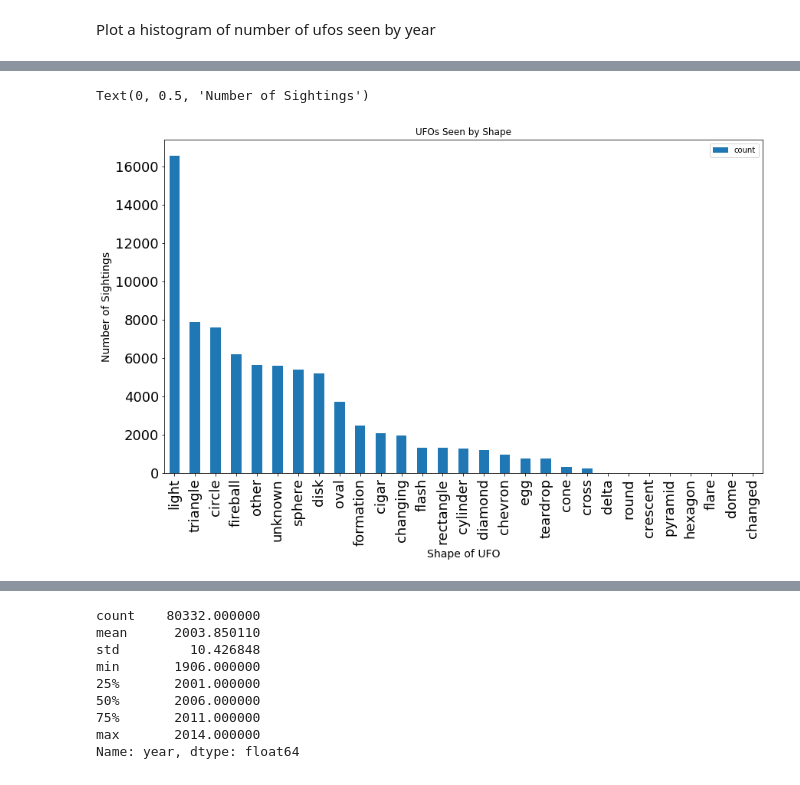
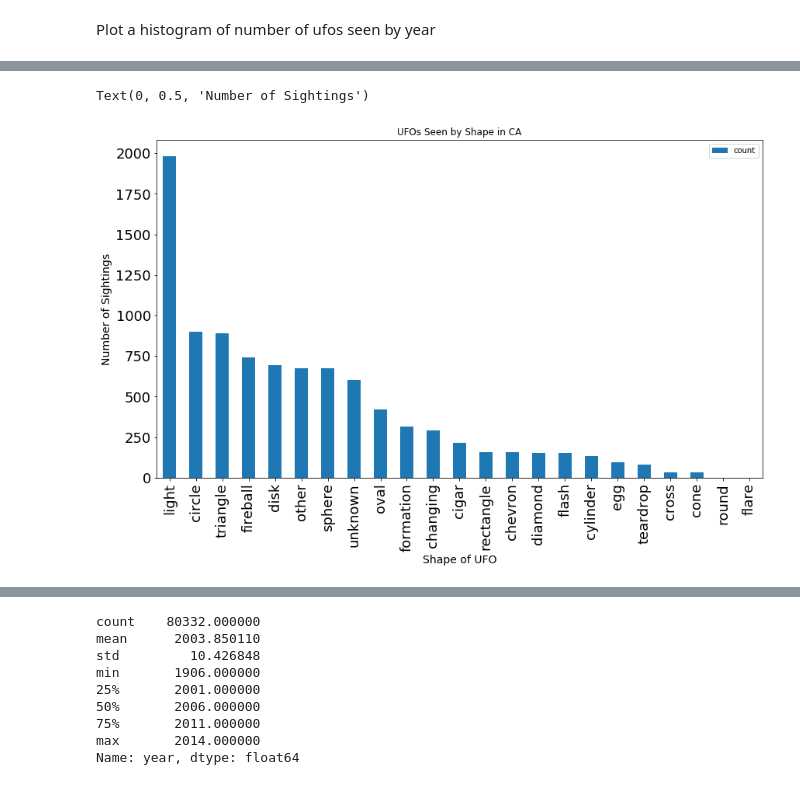
Before and after one commit to laffertyrichard/capstone1, a Jupyter notebook: capstone1.ipynb, the cells around one changed output, grey strips where cells are left out. Drawn from its saved outputs; the diff is of its cells as text; code cells hidden in the pictures.

```diff
--- a/capstone1.ipynb
+++ b/capstone1.ipynb
@@ -212,4 +212,6 @@ disk = ufo.loc[ufo['shape'] == 'disk']
 sphere = ufo.loc[ufo['shape'] == 'sphere']
 unknown = ufo.loc[ufo['shape'] == 'unknown']
 other = ufo.loc[ufo['shape'] == 'other']
+
 fireball = ufo.loc[ufo['shape'] == 'fireball']
+everything_else = ufo.loc[ufo['shape'] != 'light']
@@ -308,12 +397,2 @@ Name: state, dtype: float64
 # %% [markdown]
 Plot a histogram of number of ufos seen by year
-# %%
-plt.rcParams["figure.figsize"] = (20,10)
-ax = sns.distplot(ufo['year'])
-#ax = sns.barplot(ufo_total.groupby('year').value_counts())
-ax.set_xlabel('Year of Sighting', fontsize = 16)
-ax.set_ylabel('Number of Sighting', fontsize = 16)
-ax.set_title('UFO Sightings between 1949 and 2013', fontsize = 20)
-ax.set_xlim(1940, 2013)
-
-plt.show()
@@ -389,9 +399,13 @@ Name: year, dtype: float64
 # %%
-ax = shapes_seen.sort_values(by = 'count', ascending = False).plot(kind = 'bar',
+california_everything_else = everything_else.loc[everything_else['state'] == 'CA']
+california_light = light.loc[light['state'] == 'CA']
+california = ufo.loc[ufo['state'] == 'CA']
+shapes_seen_ca = california.groupby('shape').shape.agg(['count'])
+ax = shapes_seen_ca.sort_values(by = 'count', ascending = False).plot(kind = 'bar',
                                                                   figsize = (14, 8),
-                                                                  title = 'UFOs Seen by Shape', fontsize = 18)
+                                                                  title = 'UFOs Seen by Shape in CA', fontsize = 18)
 ax.set_xlabel('Shape of UFO', fontsize = 14)
 ax.set_ylabel('Number of Sightings', fontsize = 14)
 # %% [output]
 Text(0, 0.5, 'Number of Sightings')
-[figure, old version]
+[figure, new version]
```
Also changed, not shown: parts of 38 cells of this notebook.
